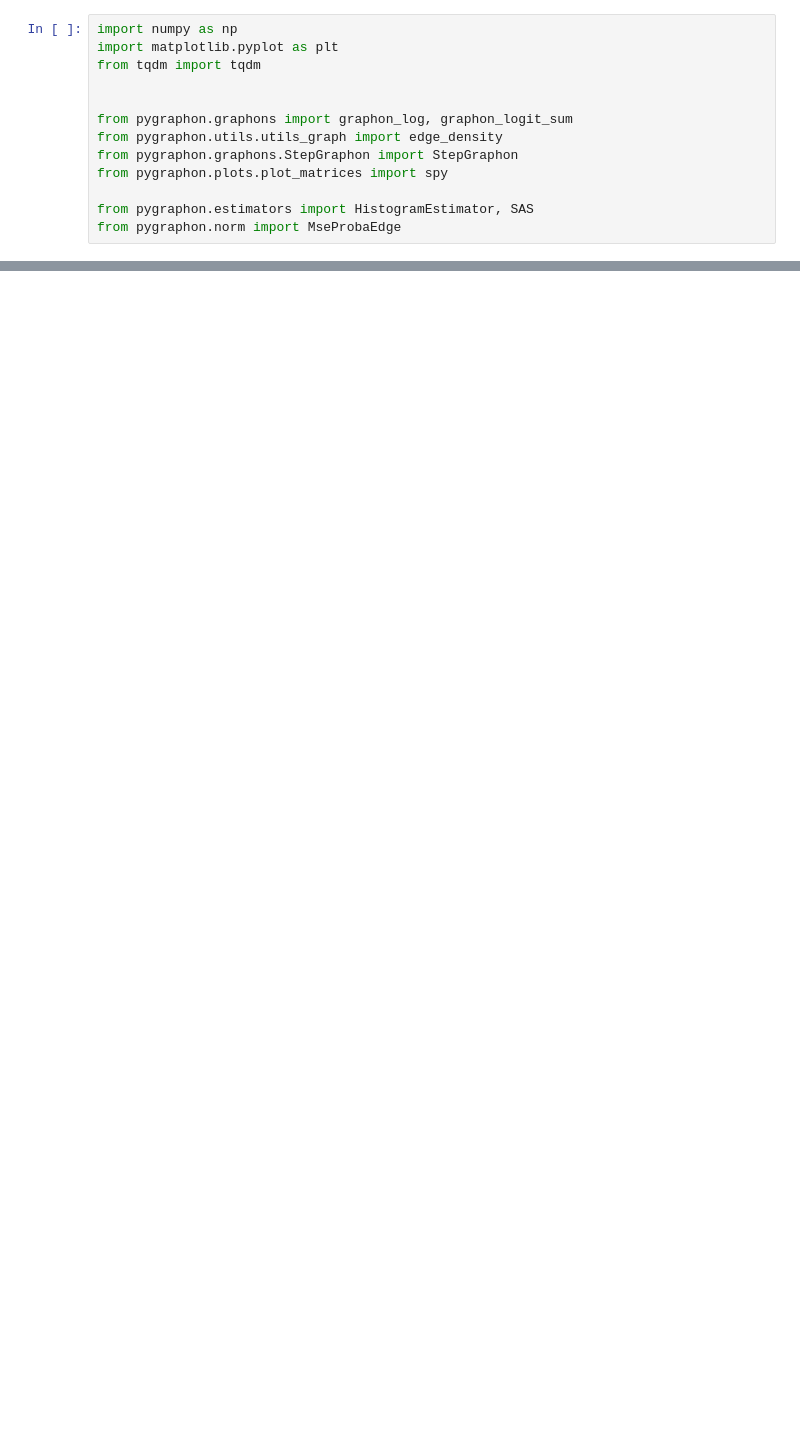
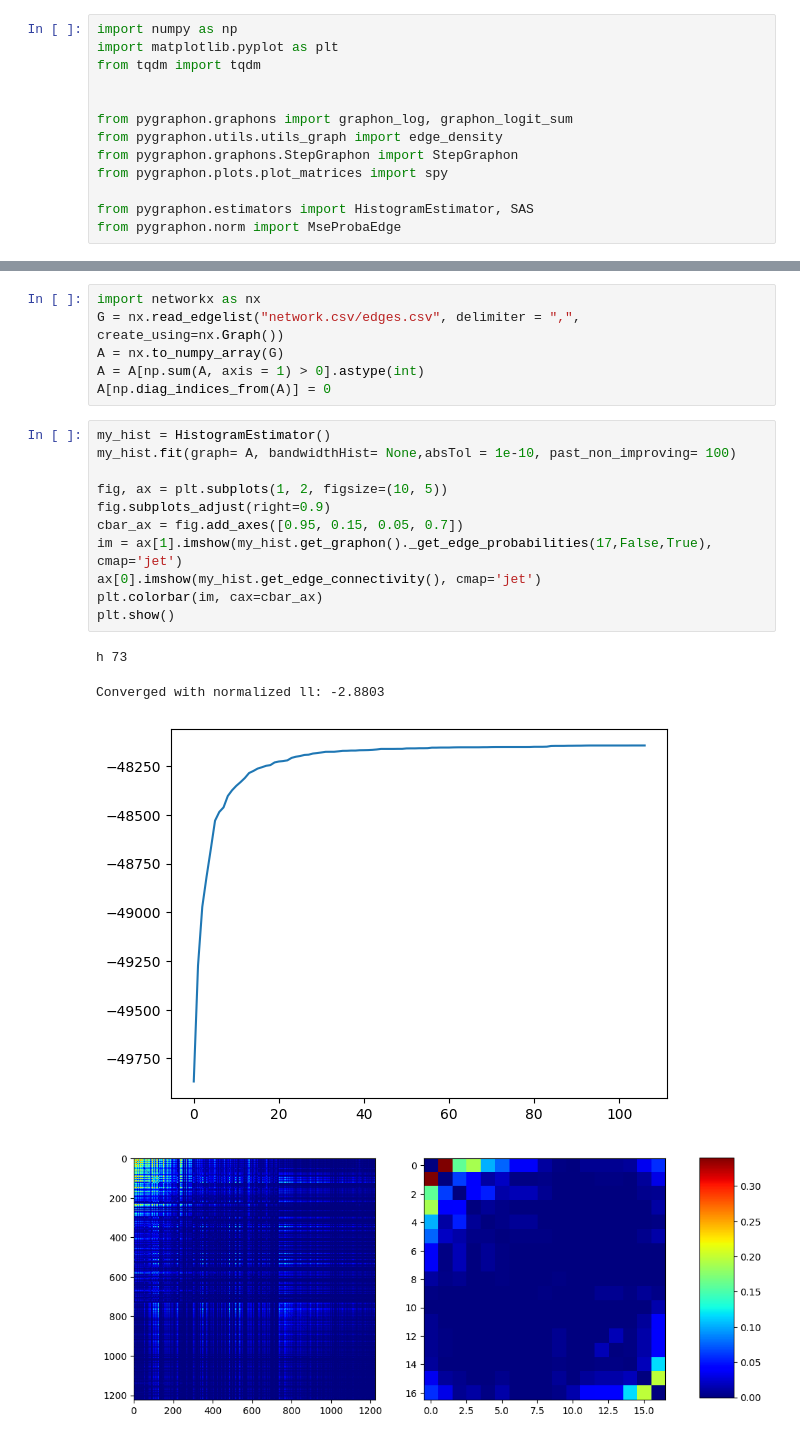
Before and after one commit to dufourc1/pygraphon, a Jupyter notebook: dev/2022_10_01_test_estimators.ipynb, the cells around one changed output, grey strips where cells are left out. Cells and saved outputs as stored; diff of their text form; blank space fills up the shorter version.

```diff
--- a/dev/2022_10_01_test_estimators.ipynb
+++ b/dev/2022_10_01_test_estimators.ipynb
@@ -73,0 +79,22 @@ plt.show()
+# %%
+import networkx as nx
+G = nx.read_edgelist("network.csv/edges.csv", delimiter = ",", create_using=nx.Graph())
+A = nx.to_numpy_array(G)
+A = A[np.sum(A, axis = 1) > 0].astype(int)
+A[np.diag_indices_from(A)] = 0
+# %%
+my_hist = HistogramEstimator()
+my_hist.fit(graph= A, bandwidthHist= None,absTol = 1e-10, past_non_improving= 100)
+
+fig, ax = plt.subplots(1, 2, figsize=(10, 5))
+fig.subplots_adjust(right=0.9)
+cbar_ax = fig.add_axes([0.95, 0.15, 0.05, 0.7])
+im = ax[1].imshow(my_hist.get_graphon()._get_edge_probabilities(17,False,True), cmap='jet')
+ax[0].imshow(my_hist.get_edge_connectivity(), cmap='jet')
+plt.colorbar(im, cax=cbar_ax)
+plt.show()
+# %% [output]
+h 73
+Converged with normalized ll: -2.8803
+[figure, added]
+[figure, added]
```
Also changed, not shown: parts of 8 cells of this notebook, 5 other files.
